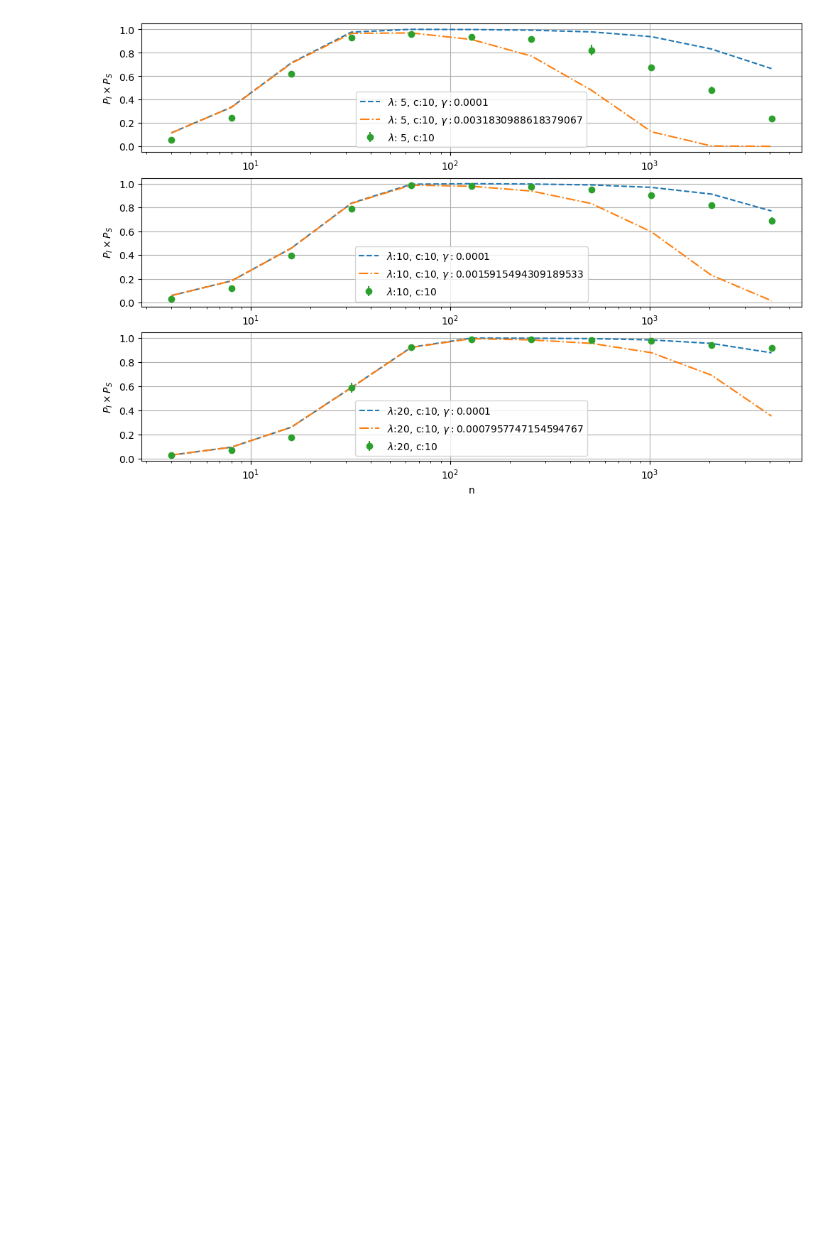
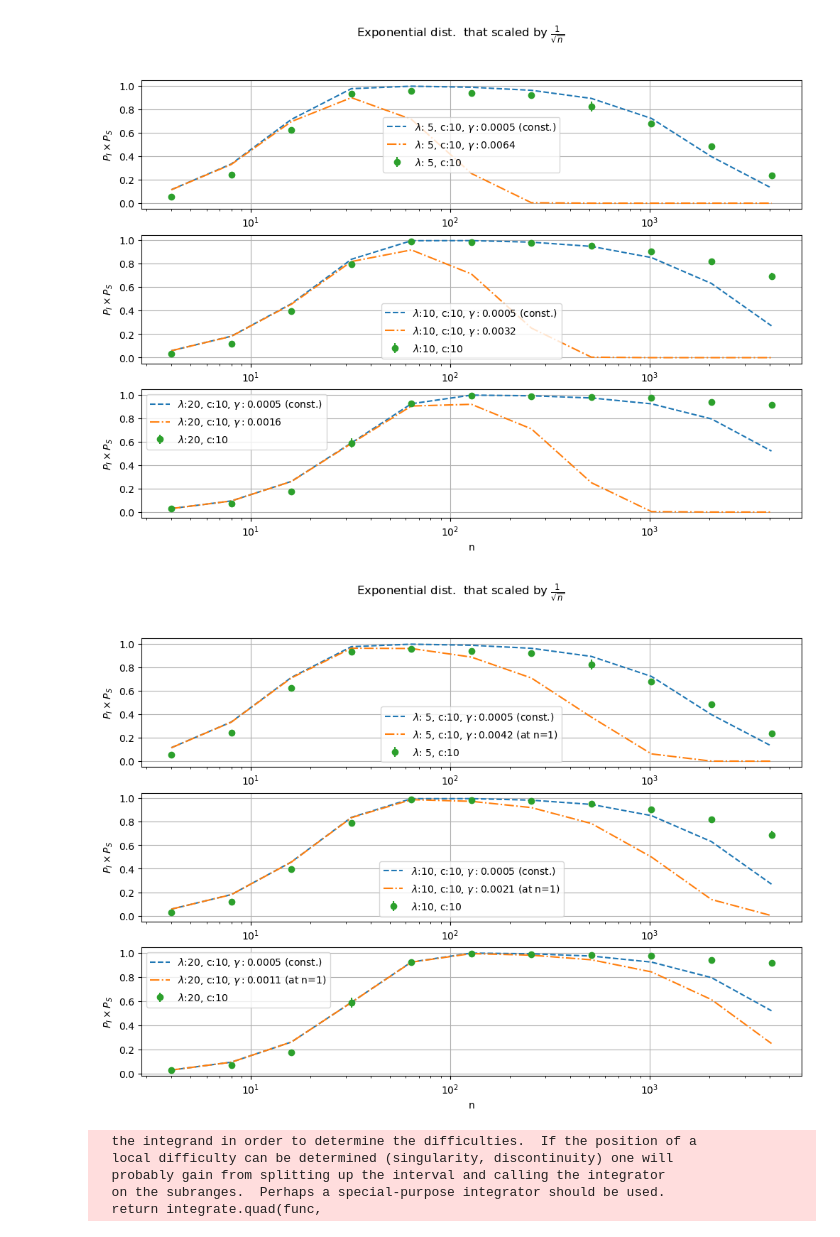
Before and after one commit to rpazuki/morpho_repo, a Jupyter notebook: Gershgoring/Comparing_P_I_P_S_with_samples.ipynb, the cells around one changed output. Drawn from its saved outputs; the diff is of its cells as text; code cells hidden in the pictures; blank space fills up the shorter version.

```diff
--- a/Gershgoring/Comparing_P_I_P_S_with_samples.ipynb
+++ b/Gershgoring/Comparing_P_I_P_S_with_samples.ipynb
@@ -44,4 +158,4 @@ def psn3(c, lamb, k):
             #return second_int(r) * (lamb**k) * (r**(k-1)) * np.exp(-lamb*r)/math.factorial(k-1)
         return integrate.quad(func,
                               c, np.inf)[0]
-    return (k/(3*lamb*np.pi*c)) + (1/(np.pi))*partial_E()
+    return (2*k/(3*lamb*np.pi*c)) + (1/(np.pi))*partial_E()
@@ -173,14 +332,17 @@ def psn4(c, std, k):
     return (2*mean()/(3*np.pi*c)) + (1/(np.pi))*partial_E()
 # %%
 k=4
-dist = create_zero_mean_k_folded_normal_dist(1, k)
+sigma =1
+dist = create_clt_zero_mean_k_folded_normal_dist(sigma, k)
+
 aaa = np.zeros(k+1)
-for i in range(100000):
-    m = np.random.normal(0,1, ((k+1, k+1)))
+L = 1000
+for i in range(L):
+    m = np.random.normal(0,sigma, ((k+1, k+1)))
     aaa += np.sum(np.abs(m - np.diag(np.diag(m))), axis=1)#/k
 
 
-np.mean(aaa/100000),np.std(aaa/100000), integrate.quad(lambda r: r*dist(r),
-                              0, np.inf)[0], integrate.quad(lambda r: dist(r),
-                              0, np.inf)[0]
+np.mean(aaa/L),np.std(aaa/L), integrate.quad(lambda r: r*dist(r),
+                              -np.inf, np.inf)[0], integrate.quad(lambda r: dist(r),
+                              -np.inf, np.inf)[0]
 # %% [output]
@@ -304,35 +482,77 @@ alphas = np.array([[alpha(c, dist)
                   ])
 alphas_n = np.array([[alpha**n
                       for alpha, n in zip(alphas[i, :], ns)]
                       for i in range(alphas.shape[0])
                   ])
 
-gamma = 0.0001
+#gamma = 0.0001
 gammas_2 = np.array([[ psn3(c, lamb*np.sqrt(n), n-1) for n in ns] for lamb in lambs])
+gammas_at_one = np.array([psn3(c, lamb*np.sqrt(1), 1) for lamb in lambs])
 plt.figure(figsize=(12,8))
 plt.title("Probability of stable matricies in inconclusive \n" r"region for scaled $\lambda \sqrt{n}$")
 for k,lamb in enumerate(lambs):
     if k == 0:
         plt.subplot(311)
     elif k == 1:
         plt.subplot(312)
     else:
         plt.subplot(313)
     plt.plot(ns,
              (1 - gamma*(1-alphas[k, :]))**ns - alphas[k, :]**ns, '--',
-             label=r"$\lambda$:" f"{lamb:2.0f}, c:{c:2.0f}, " r"$\gamma:$" f"{gamma}")
+             label=r"$\lambda$:" f"{lamb:2.0f}, c:{c:2.0f}, " r"$\gamma:$" f"{gamma} (const.)")
 
     plt.plot(ns,
-             (1 - gammas_2[k, 0]*(1-alphas[k, :]))**ns - alphas[k, :]**ns, '-.',
-             label=r"$\lambda$:" f"{lamb:2.0f}, c:{c:2.0f}, " r"$\gamma:$" f"{gammas_2[k, 0]}")
+             (1 - gammas_2[k, :]*(1-alphas[k, :]))**ns - alphas[k, :]**ns, '-.',
+             label=r"$\lambda$:" f"{lamb:2.0f}, c:{c:2.0f}, " r"$\gamma:$" f"{gammas_2[k, 0]:0.4f}")
 
     plt.errorbar(ns, mean_inc_stable[:, k],
                  yerr=std_inc_stable[:, k],
                  fmt="o",
                  label=r"$\lambda$:" f"{lamb:2.0f}, c:{c:2.0f}")
     plt.legend();plt.grid();plt.xscale('log');plt.ylabel(r"$P_I \times P_S$");
 
 plt.xlabel("n");
+plt.suptitle(r"Exponential dist.  that scaled by $\frac{1}{\sqrt{n}}$")
 plt.show()
+
+plt.figure(figsize=(12,8))
+plt.title("Probability of stable matricies in inconclusive \n" r"region for scaled $\lambda \sqrt{n}$")
+for k,lamb in enumerate(lambs):
+    if k == 0:
+        plt.subplot(311)
+    elif k == 1:
+        plt.subplot(312)
+    else:
+        plt.subplot(313)
+    plt.plot(ns,
+             (1 - gamma*(1-alphas[k, :]))**ns - alphas[k, :]**ns, '--',
+             label=r"$\lambda$:" f"{lamb:2.0f}, c:{c:2.0f}, " r"$\gamma:$" f"{gamma} (const.)")
+
+    plt.plot(ns,
+             (1 - gammas_at_one[k]*(1-alphas[k, :]))**ns - alphas[k, :]**ns, '-.',
+             label=r"$\lambda$:" f"{lamb:2.0f}, c:{c:2.0f}, " r"$\gamma:$" f"{gammas_at_one[k]:0.4f} (at n=1)")
+
+    plt.errorbar(ns, mean_inc_stable[:, k],
+                 yerr=std_inc_stable[:, k],
+                 fmt="o",
+                 label=r"$\lambda$:" f"{lamb:2.0f}, c:{c:2.0f}")
+    plt.legend();plt.grid();plt.xscale('log');plt.ylabel(r"$P_I \times P_S$");
+
+plt.xlabel("n");
+plt.suptitle(r"Exponential dist.  that scaled by $\frac{1}{\sqrt{n}}$")
+plt.show()
 # %% [output]
-[figure, old version]
+[figure, new version]
+[figure, added]
+# %%
+ns = 2**np.arange(2, 11)
+ns = np.linspace(630, 640, 11).astype(np.int16)
+c = 1
+lambs = np.array([  c*50,  1000*c])
+gammas = np.array([[ psn3(c, lamb, n) for n in ns] for lamb in lambs])
+# %% [output]
+  the integrand in order to determine the difficulties.  If the position of a
+  local difficulty can be determined (singularity, discontinuity) one will
+  probably gain from splitting up the interval and calling the integrator
+  on the subranges.  Perhaps a special-purpose integrator should be used.
+  return integrate.quad(func,
```
Also changed, not shown: parts of 16 cells of this notebook, 5 other files.
